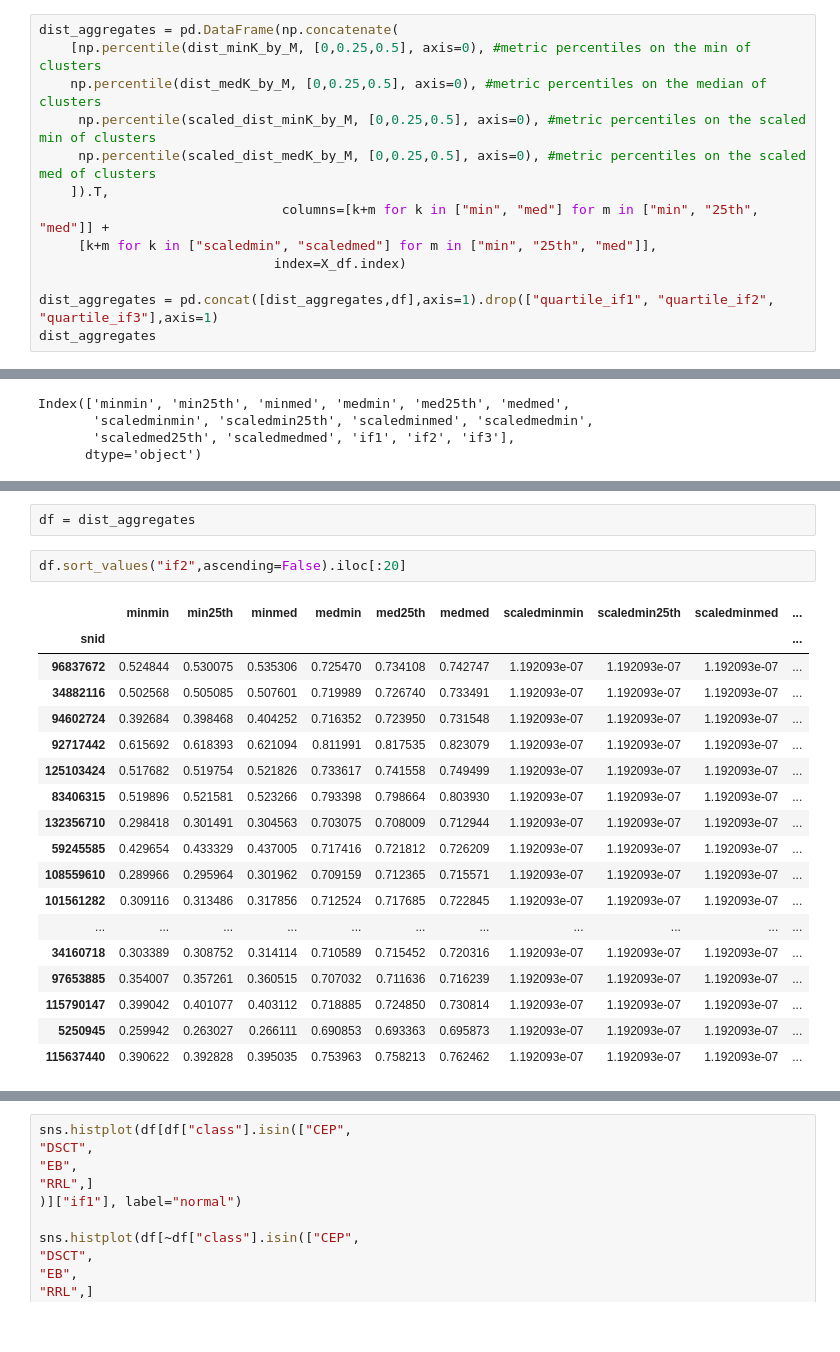
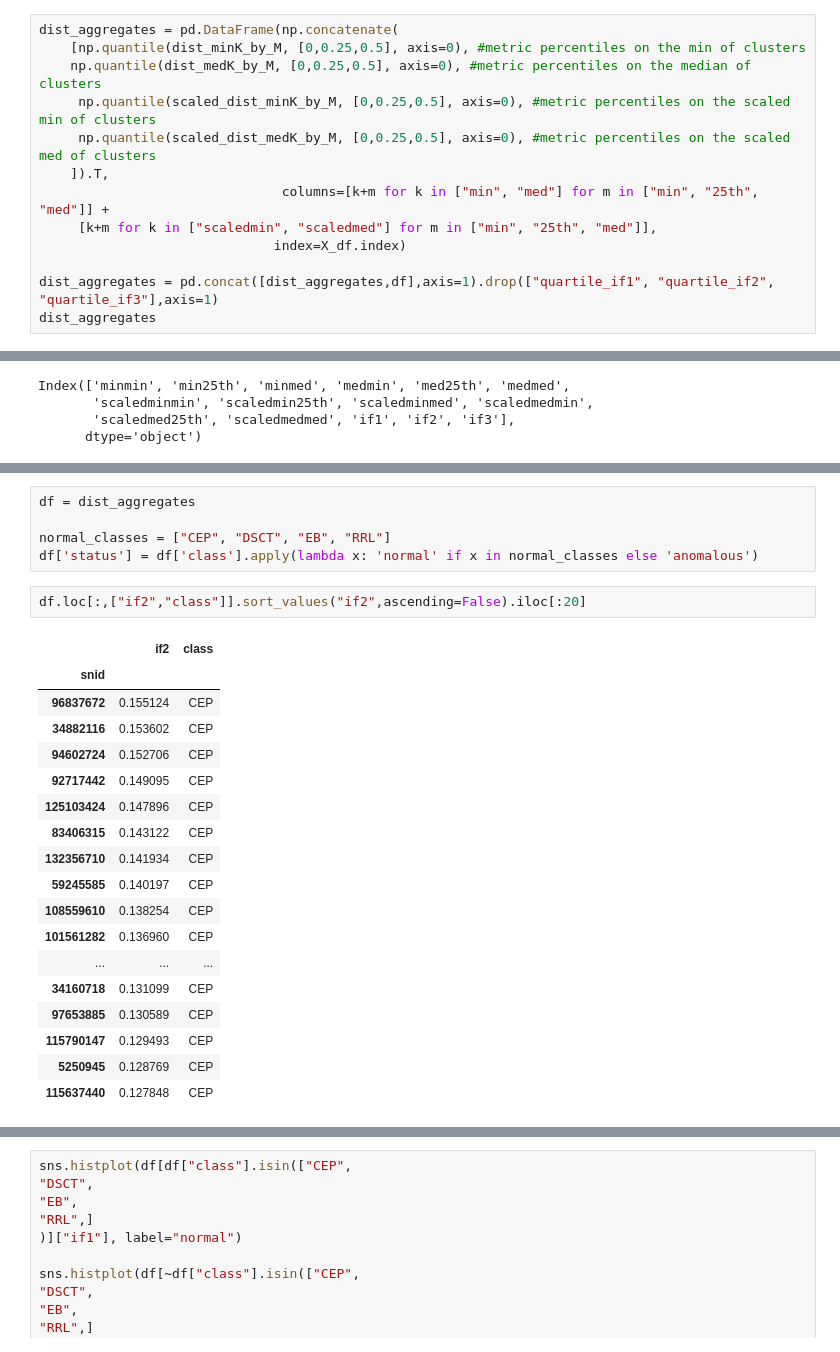
Before and after one commit to sidchaini/DistanceAnomalies, a Jupyter notebook: 03. distances features eda/rio01. outliers SC.ipynb, the cells around one changed output, grey strips where cells are left out. Cells and saved outputs as stored; diff of their text form.

```diff
--- a/03. distances features eda/rio01. outliers SC.ipynb
+++ b/03. distances features eda/rio01. outliers SC.ipynb
@@ -686,10 +686,10 @@ assert (ranksIDdfs[0].index == X_df.index).all()
 ## THIS IS THE REASON WHY I REMOVED SORTING FROM IF FUNCTION
 # %%
 dist_aggregates = pd.DataFrame(np.concatenate(
-    [np.percentile(dist_minK_by_M, [0,0.25,0.5], axis=0), #metric percentiles on the min of clusters
-    np.percentile(dist_medK_by_M, [0,0.25,0.5], axis=0), #metric percentiles on the median of clusters
-     np.percentile(scaled_dist_minK_by_M, [0,0.25,0.5], axis=0), #metric percentiles on the scaled min of clusters
-     np.percentile(scaled_dist_medK_by_M, [0,0.25,0.5], axis=0), #metric percentiles on the scaled med of clusters
+    [np.quantile(dist_minK_by_M, [0,0.25,0.5], axis=0), #metric percentiles on the min of clusters
+    np.quantile(dist_medK_by_M, [0,0.25,0.5], axis=0), #metric percentiles on the median of clusters
+     np.quantile(scaled_dist_minK_by_M, [0,0.25,0.5], axis=0), #metric percentiles on the scaled min of clusters
+     np.quantile(scaled_dist_medK_by_M, [0,0.25,0.5], axis=0), #metric percentiles on the scaled med of clusters
     ]).T,
                                columns=[k+m for k in ["min", "med"] for m in ["min", "25th", "med"]] +
      [k+m for k in ["scaledmin", "scaledmed"] for m in ["min", "25th", "med"]],
@@ -802,24 +802,27 @@ plt.show()
 # %%
 df = dist_aggregates
+
+normal_classes = ["CEP", "DSCT", "EB", "RRL"]
+df['status'] = df['class'].apply(lambda x: 'normal' if x in normal_classes else 'anomalous')
 # %%
-df.sort_values("if2",ascending=False).iloc[:20]
+df.loc[:,["if2","class"]].sort_values("if2",ascending=False).iloc[:20]
 # %% [output]
-|  | minmin | min25th | minmed | medmin | med25th | medmed | scaledminmin | scaledmin25th | scaledminmed | ... |
-| snid |  |  |  |  |  |  |  |  |  | ... |
-| 96837672 | 0.524844 | 0.530075 | 0.535306 | 0.725470 | 0.734108 | 0.742747 | 1.192093e-07 | 1.192093e-07 | 1.192093e-07 | ... |
-| 34882116 | 0.502568 | 0.505085 | 0.507601 | 0.719989 | 0.726740 | 0.733491 | 1.192093e-07 | 1.192093e-07 | 1.192093e-07 | ... |
-| 94602724 | 0.392684 | 0.398468 | 0.404252 | 0.716352 | 0.723950 | 0.731548 | 1.192093e-07 | 1.192093e-07 | 1.192093e-07 | ... |
-| 92717442 | 0.615692 | 0.618393 | 0.621094 | 0.811991 | 0.817535 | 0.823079 | 1.192093e-07 | 1.192093e-07 | 1.192093e-07 | ... |
-| 125103424 | 0.517682 | 0.519754 | 0.521826 | 0.733617 | 0.741558 | 0.749499 | 1.192093e-07 | 1.192093e-07 | 1.192093e-07 | ... |
-| 83406315 | 0.519896 | 0.521581 | 0.523266 | 0.793398 | 0.798664 | 0.803930 | 1.192093e-07 | 1.192093e-07 | 1.192093e-07 | ... |
-| 132356710 | 0.298418 | 0.301491 | 0.304563 | 0.703075 | 0.708009 | 0.712944 | 1.192093e-07 | 1.192093e-07 | 1.192093e-07 | ... |
-| 59245585 | 0.429654 | 0.433329 | 0.437005 | 0.717416 | 0.721812 | 0.726209 | 1.192093e-07 | 1.192093e-07 | 1.192093e-07 | ... |
-| 108559610 | 0.289966 | 0.295964 | 0.301962 | 0.709159 | 0.712365 | 0.715571 | 1.192093e-07 | 1.192093e-07 | 1.192093e-07 | ... |
-| 101561282 | 0.309116 | 0.313486 | 0.317856 | 0.712524 | 0.717685 | 0.722845 | 1.192093e-07 | 1.192093e-07 | 1.192093e-07 | ... |
-| ... | ... | ... | ... | ... | ... | ... | ... | ... | ... | ... |
-| 34160718 | 0.303389 | 0.308752 | 0.314114 | 0.710589 | 0.715452 | 0.720316 | 1.192093e-07 | 1.192093e-07 | 1.192093e-07 | ... |
-| 97653885 | 0.354007 | 0.357261 | 0.360515 | 0.707032 | 0.711636 | 0.716239 | 1.192093e-07 | 1.192093e-07 | 1.192093e-07 | ... |
-| 115790147 | 0.399042 | 0.401077 | 0.403112 | 0.718885 | 0.724850 | 0.730814 | 1.192093e-07 | 1.192093e-07 | 1.192093e-07 | ... |
-| 5250945 | 0.259942 | 0.263027 | 0.266111 | 0.690853 | 0.693363 | 0.695873 | 1.192093e-07 | 1.192093e-07 | 1.192093e-07 | ... |
-| 115637440 | 0.390622 | 0.392828 | 0.395035 | 0.753963 | 0.758213 | 0.762462 | 1.192093e-07 | 1.192093e-07 | 1.192093e-07 | ... |
+|  | if2 | class |
+| snid |  |  |
+| 96837672 | 0.155124 | CEP |
+| 34882116 | 0.153602 | CEP |
+| 94602724 | 0.152706 | CEP |
+| 92717442 | 0.149095 | CEP |
+| 125103424 | 0.147896 | CEP |
+| 83406315 | 0.143122 | CEP |
+| 132356710 | 0.141934 | CEP |
+| 59245585 | 0.140197 | CEP |
+| 108559610 | 0.138254 | CEP |
+| 101561282 | 0.136960 | CEP |
+| ... | ... | ... |
+| 34160718 | 0.131099 | CEP |
+| 97653885 | 0.130589 | CEP |
+| 115790147 | 0.129493 | CEP |
+| 5250945 | 0.128769 | CEP |
+| 115637440 | 0.127848 | CEP |
 # %%
```
Also changed, not shown: parts of 16 cells of this notebook, 5 other files.
